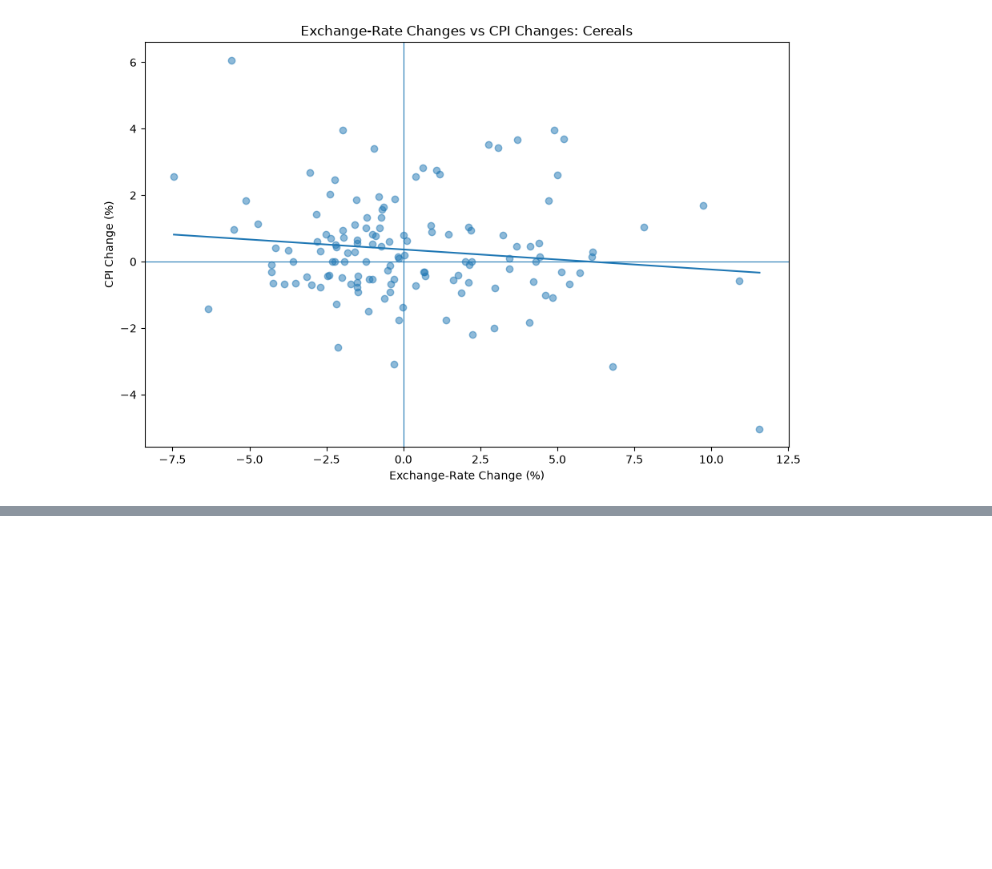
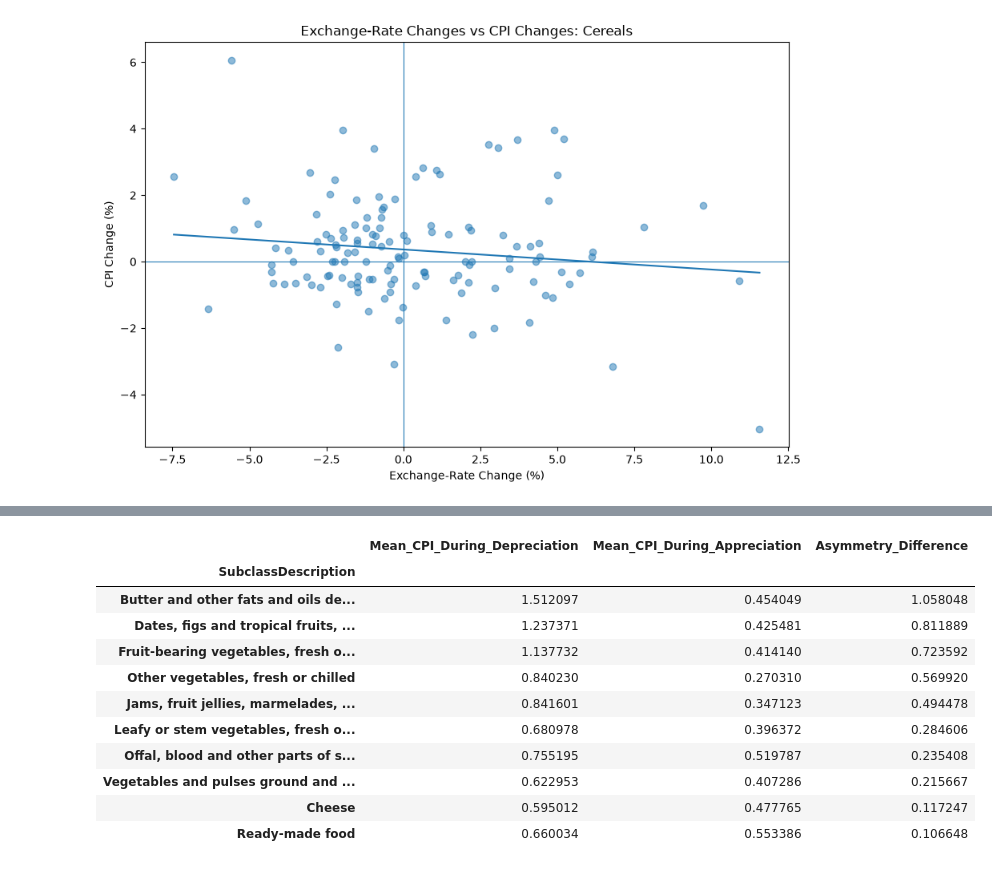
Before and after one commit to MasindiManaga/ERPT_ML_Research, a Jupyter notebook: notebooks/04_Exploratory_Data_Analysis.ipynb, the cells around one changed output, grey strips where cells are left out. Drawn from its saved outputs; the diff is of its cells as text; code cells hidden in the pictures; blank space fills up the shorter version.

```diff
--- a/notebooks/04_Exploratory_Data_Analysis.ipynb
+++ b/notebooks/04_Exploratory_Data_Analysis.ipynb
@@ -965,0 +1097,20 @@ plt.show()
+# %%
+# average CPI
+asymmetry_summary = (
+    eda_relationship
+    .groupby("SubclassDescription")
+    .agg(
+        Mean_CPI_During_Depreciation=(
+            "CPI_Change_Pct",
+            lambda x: x[
+                eda_relationship.loc[x.index, "Depreciation"] == 1
+            ].mean()
+        ),
+        Mean_CPI_During_Appreciation=(
+            "CPI_Change_Pct",
+            lambda x: x[
+                eda_relationship.loc[x.index, "Appreciation"] == 1
+            ].mean()
+        )
+    )
+)
@@ -965,0 +1132,25 @@ plt.show()
+# %%
+# asymmetry column
+asymmetry_summary["Asymmetry_Difference"] = (
+    asymmetry_summary["Mean_CPI_During_Depreciation"]
+    - asymmetry_summary["Mean_CPI_During_Appreciation"]
+)
+# %%
+# sort positive difference from large to small
+asymmetry_summary.sort_values(
+    "Asymmetry_Difference",
+    ascending=False
+).head(10)
+# %% [output]
+|  | Mean_CPI_During_Depreciation | Mean_CPI_During_Appreciation | Asymmetry_Difference |
+| SubclassDescription |  |  |  |
+| Butter and other fats and oils de... | 1.512097 | 0.454049 | 1.058048 |
+| Dates, figs and tropical fruits, ... | 1.237371 | 0.425481 | 0.811889 |
+| Fruit-bearing vegetables, fresh o... | 1.137732 | 0.414140 | 0.723592 |
+| Other vegetables, fresh or chilled | 0.840230 | 0.270310 | 0.569920 |
+| Jams, fruit jellies, marmelades, ... | 0.841601 | 0.347123 | 0.494478 |
+| Leafy or stem vegetables, fresh o... | 0.680978 | 0.396372 | 0.284606 |
+| Offal, blood and other parts of s... | 0.755195 | 0.519787 | 0.235408 |
+| Vegetables and pulses ground and ... | 0.622953 | 0.407286 | 0.215667 |
+| Cheese | 0.595012 | 0.477765 | 0.117247 |
+| Ready-made food | 0.660034 | 0.553386 | 0.106648 |
```
Also changed, not shown: parts of 12 cells of this notebook.
